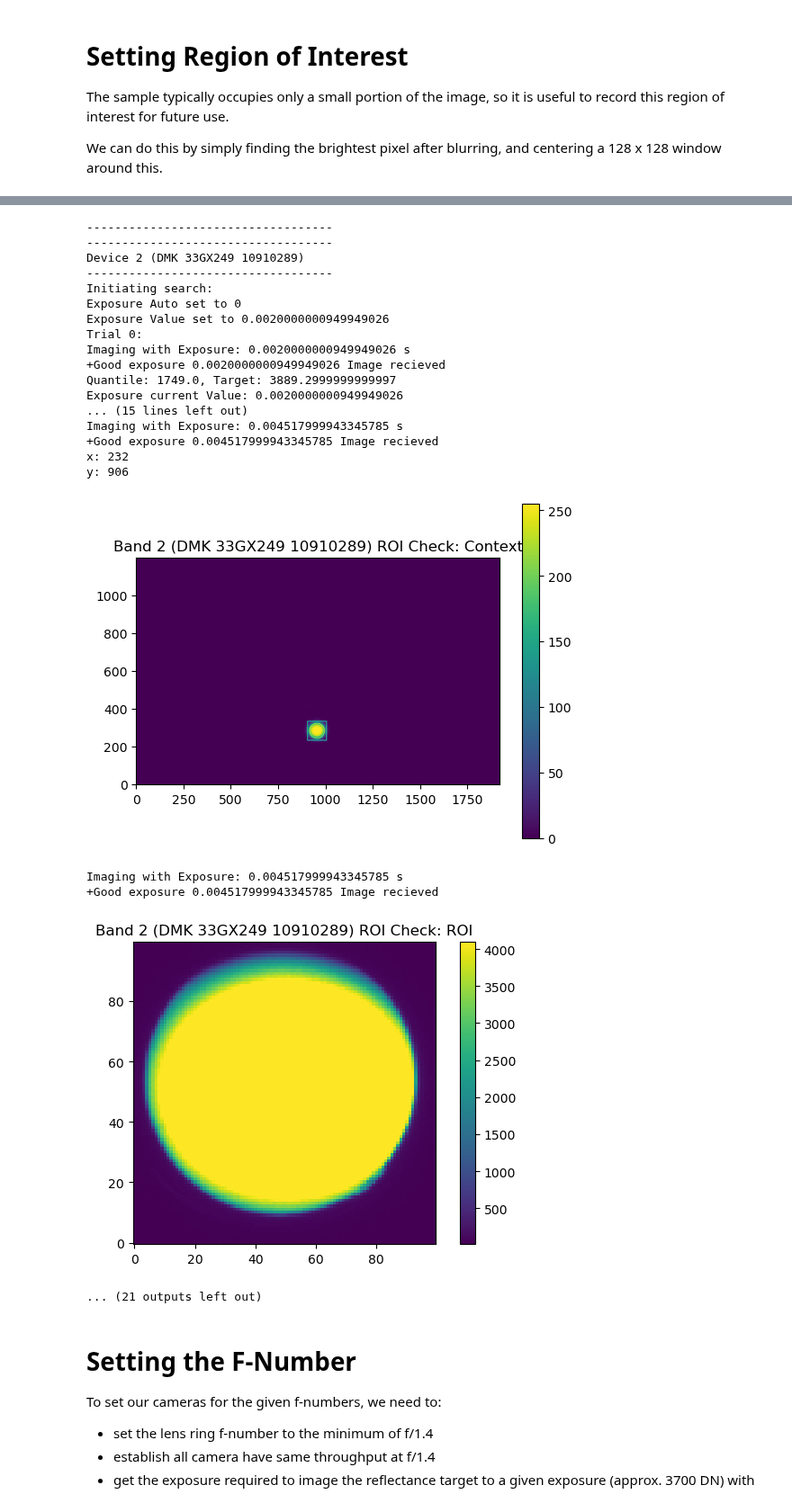
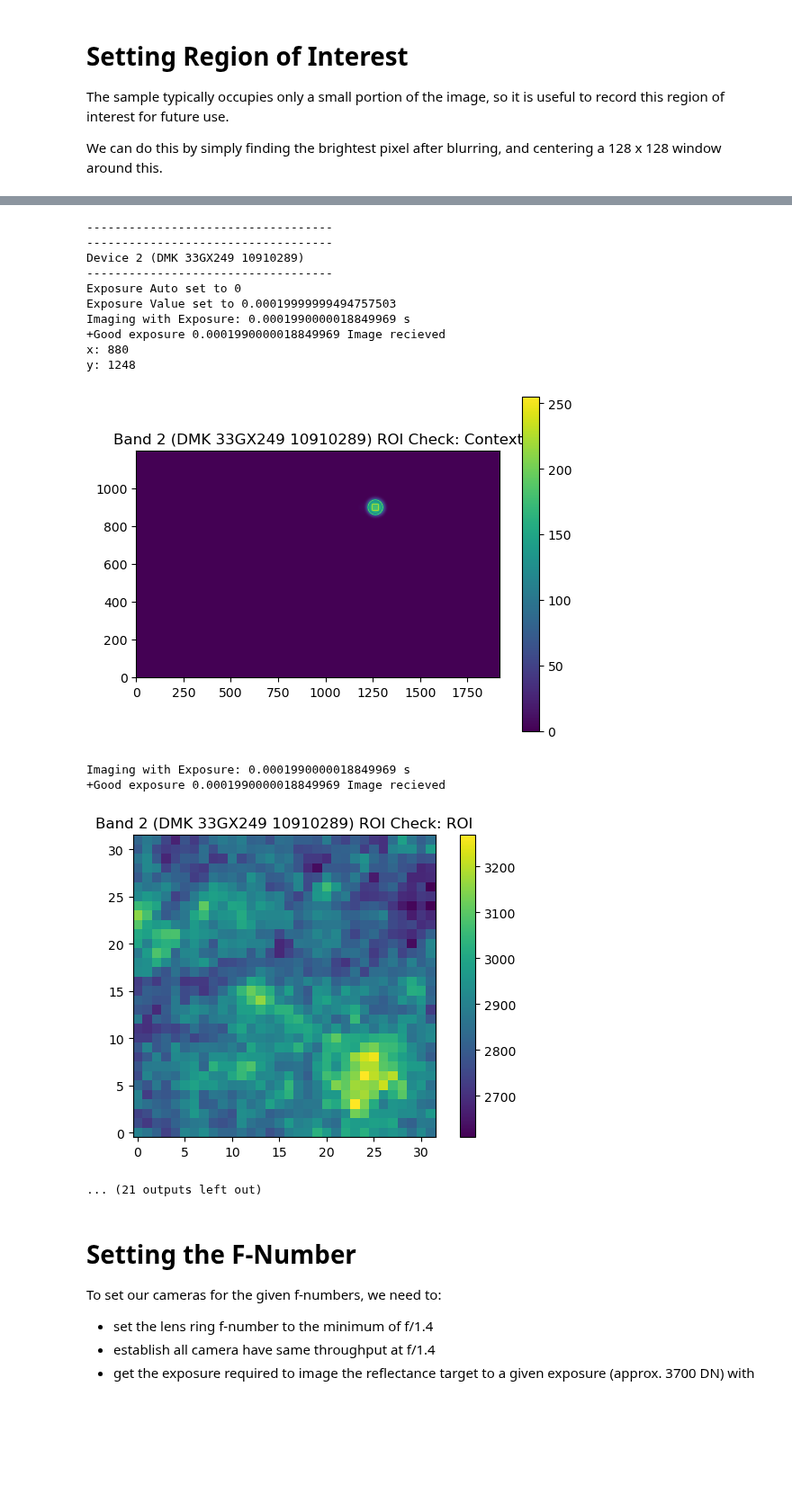
Before and after one commit to rbstabbins/orochi_simulator_control, a Jupyter notebook: notebooks/channel_config.ipynb, the cells around one changed output, grey strips where cells are left out. Shown at 90% size. Cells and saved outputs as stored; diff of their text form; code cells hidden in the pictures; blank space fills up the shorter version.

Commit message:
new calibration of new camera arrangements

```diff
--- a/notebooks/channel_config.ipynb
+++ b/notebooks/channel_config.ipynb
@@ -59,11 +59,11 @@ cameras = {
               'roiw': 1920,
               'roih': 1200
               },
-        'DMK 33GX249 10910265':
-             {'number': 6,
-              'serial': 10910265,
+        'DMK 33GX249 10910295':
+             {'number': 5,
+              'serial': 10910295,
               'position': 2,
-              'fnumber': 4.1, # updated to bring target exposure below 450 ms. 5.8 for OROCHI
+              'fnumber': 5.8,
               'flength': 12.5E-3,
               'cwl': 950.0,
               'fwhm': 50.0,
@@ -74,10 +74,10 @@ cameras = {
               'roiw': 1920,
               'roih': 1200
               },
-        'DMK 33GX249 10910294':
-             {'number': 3,
-              'serial': 10910294,
-              'fnumber': 4.4, # updated to bring target exposure below 450 ms. 6.4 for OROCHI
+        'DMK 33GX249 10910289':
+             {'number': 2,
+              'serial': 10910289,
+              'fnumber': 6.4,
               'position': 3,
               'flength': 12.5E-3,
               'cwl': 400.0,
@@ -104,9 +104,9 @@ cameras = {
               'roiw': 1920,
               'roih': 1200
               },
-        'DMK 33GX249 10910295':
-             {'number': 5,
-              'serial': 10910295,
+        'DMK 33GX249 10910265':
+             {'number': 6,
+              'serial': 10910265,
               'position': 5,
               'fnumber': 6.4,
               'flength': 12.5E-3,
@@ -119,9 +119,9 @@ cameras = {
               'roiw': 1920,
               'roih': 1200
               },
-        'DMK 33GX249 10910289':
-             {'number': 2,
-              'serial': 10910289,
+        'DMK 33GX249 10910294':
+             {'number': 3,
+              'serial': 10910294,
               'position': 6,
               'fnumber': 6.4,
               'flength': 12.5E-3,
@@ -200,7 +200,7 @@ The sample typically occupies only a small portion of the image, so it is useful
 
 We can do this by simply finding the brightest pixel after blurring, and centering a 128 x 128 window around this.
 # %%
-cameras = osc.find_camera_rois(connected_cameras, roi_size=100)
+cameras = osc.find_camera_rois(connected_cameras, roi_size=32)
 # %% [output]
 -----------------------------------
 Device 0 (DMK 33GX249 10910288)
@@ -247,24 +232,17 @@ Imaging with Exposure: 0.01607399992644787 s
 -----------------------------------
 -----------------------------------
 Device 2 (DMK 33GX249 10910289)
 -----------------------------------
-Initiating search:
 Exposure Auto set to 0
-Exposure Value set to 0.0020000000949949026
-Trial 0:
-Imaging with Exposure: 0.0020000000949949026 s
-+Good exposure 0.0020000000949949026 Image recieved
-Quantile: 1749.0, Target: 3889.2999999999997
-Exposure current Value: 0.0020000000949949026
-... (15 lines left out)
-Imaging with Exposure: 0.004517999943345785 s
-+Good exposure 0.004517999943345785 Image recieved
-x: 232
-y: 906
+Exposure Value set to 0.00019999999494757503
+Imaging with Exposure: 0.0001990000018849969 s
++Good exposure 0.0001990000018849969 Image recieved
+x: 880
+y: 1248
-[figure, old version]
+[figure, new version]
-Imaging with Exposure: 0.004517999943345785 s
-+Good exposure 0.004517999943345785 Image recieved
+Imaging with Exposure: 0.0001990000018849969 s
++Good exposure 0.0001990000018849969 Image recieved
-[figure, old version]
+[figure, new version]
 ... (21 outputs left out)
 # %% [markdown]
 # Setting the F-Number
```
Also changed, not shown: parts of 4 cells of this notebook, 5 other files.
